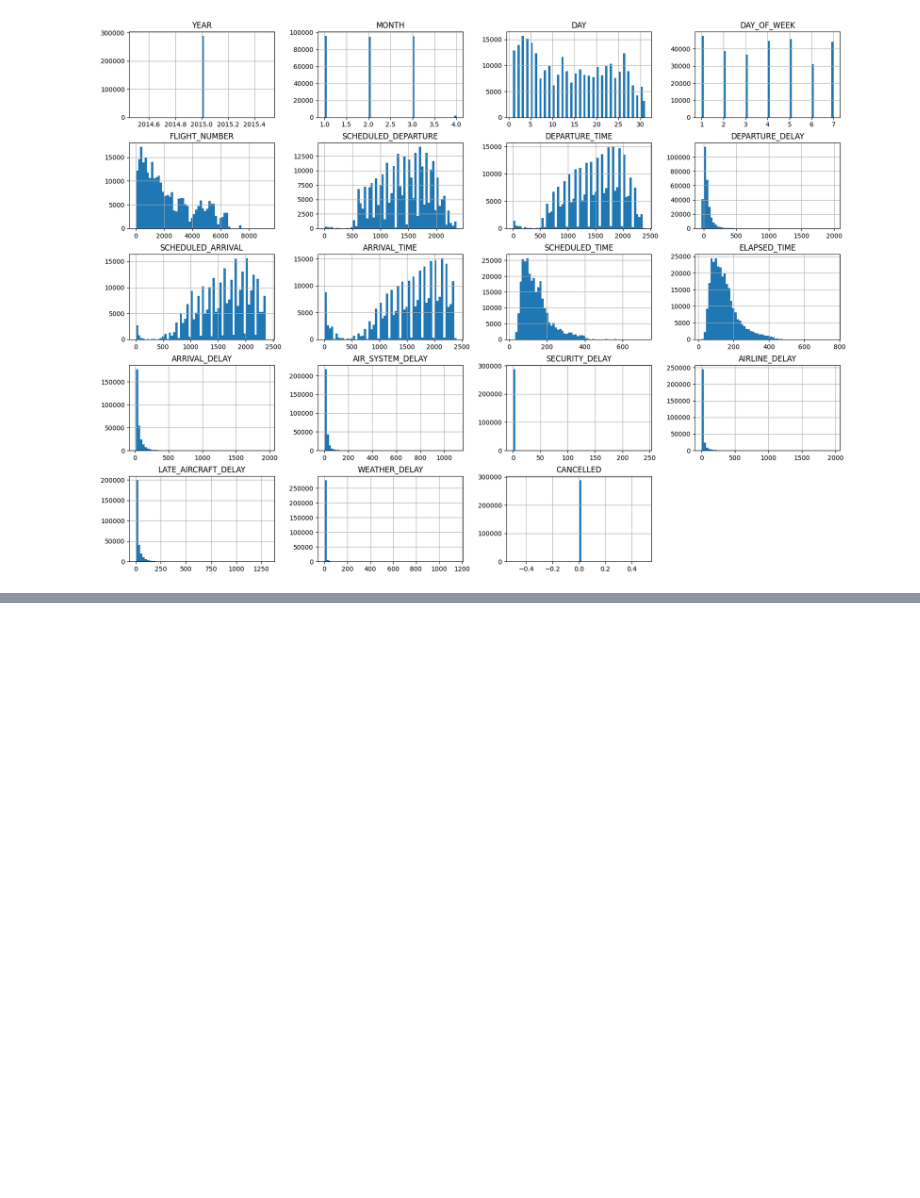
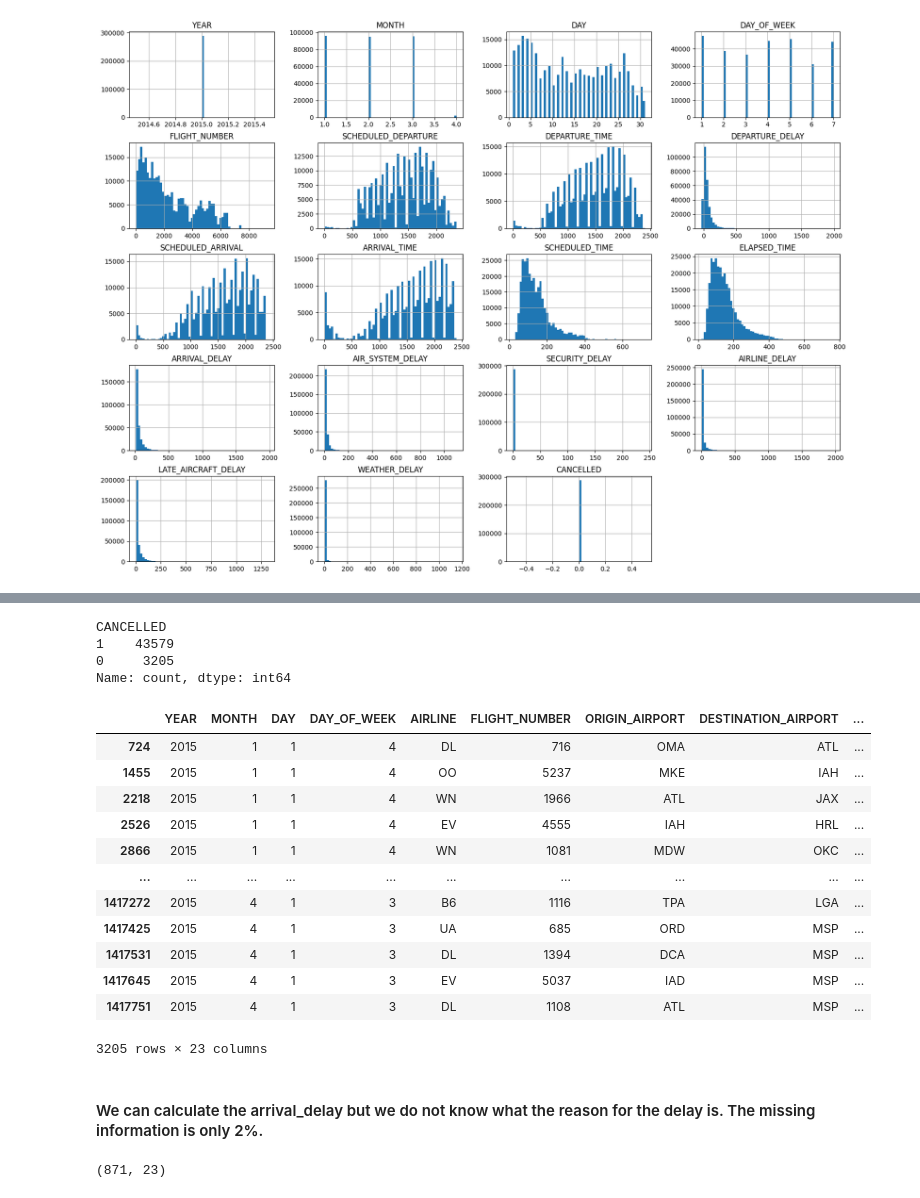
Before and after one commit to 47dhiraj/analytics_projects, a Jupyter notebook: pandas/data_exploration_and_data_cleaning/Flight Project/flight_project.ipynb, the cells around one changed output, grey strips where cells are left out. Saved outputs shown, nothing was run; the diff lists cells and outputs as text; code cells hidden in the pictures; blank space fills up the shorter version.

```diff
--- a/pandas/data_exploration_and_data_cleaning/Flight Project/flight_project.ipynb
+++ b/pandas/data_exploration_and_data_cleaning/Flight Project/flight_project.ipynb
@@ -206,0 +273,31 @@ array([[<Axes: title={'center': 'YEAR'}>,
+# %%
+arrival_na['CANCELLED'].value_counts()
+# %% [output]
+CANCELLED
+1    43579
+0     3205
+Name: count, dtype: int64
+# %%
+arrival_na_not_cancelled = arrival_na[arrival_na['CANCELLED']==0]
+
+arrival_na_not_cancelled
+# %% [output]
+|  | YEAR | MONTH | DAY | DAY_OF_WEEK | AIRLINE | FLIGHT_NUMBER | ORIGIN_AIRPORT | DESTINATION_AIRPORT | ... |
+| 724 | 2015 | 1 | 1 | 4 | DL | 716 | OMA | ATL | ... |
+| 1455 | 2015 | 1 | 1 | 4 | OO | 5237 | MKE | IAH | ... |
+| 2218 | 2015 | 1 | 1 | 4 | WN | 1966 | ATL | JAX | ... |
+| 2526 | 2015 | 1 | 1 | 4 | EV | 4555 | IAH | HRL | ... |
+| 2866 | 2015 | 1 | 1 | 4 | WN | 1081 | MDW | OKC | ... |
+| ... | ... | ... | ... | ... | ... | ... | ... | ... | ... |
+| 1417272 | 2015 | 4 | 1 | 3 | B6 | 1116 | TPA | LGA | ... |
+| 1417425 | 2015 | 4 | 1 | 3 | UA | 685 | ORD | MSP | ... |
+| 1417531 | 2015 | 4 | 1 | 3 | DL | 1394 | DCA | MSP | ... |
+| 1417645 | 2015 | 4 | 1 | 3 | EV | 5037 | IAD | MSP | ... |
+| 1417751 | 2015 | 4 | 1 | 3 | DL | 1108 | ATL | MSP | ... |
+3205 rows × 23 columns
+# %% [markdown]
+#### We can calculate the arrival_delay but we do not know what the reason for the delay is. The missing information is only 2%.
+# %%
+arrival_na_not_cancelled[arrival_na_not_cancelled['ARRIVAL_TIME'].isna()].shape
+# %% [output]
+(871, 23)
```
Also changed, not shown: parts of 9 cells of this notebook.
